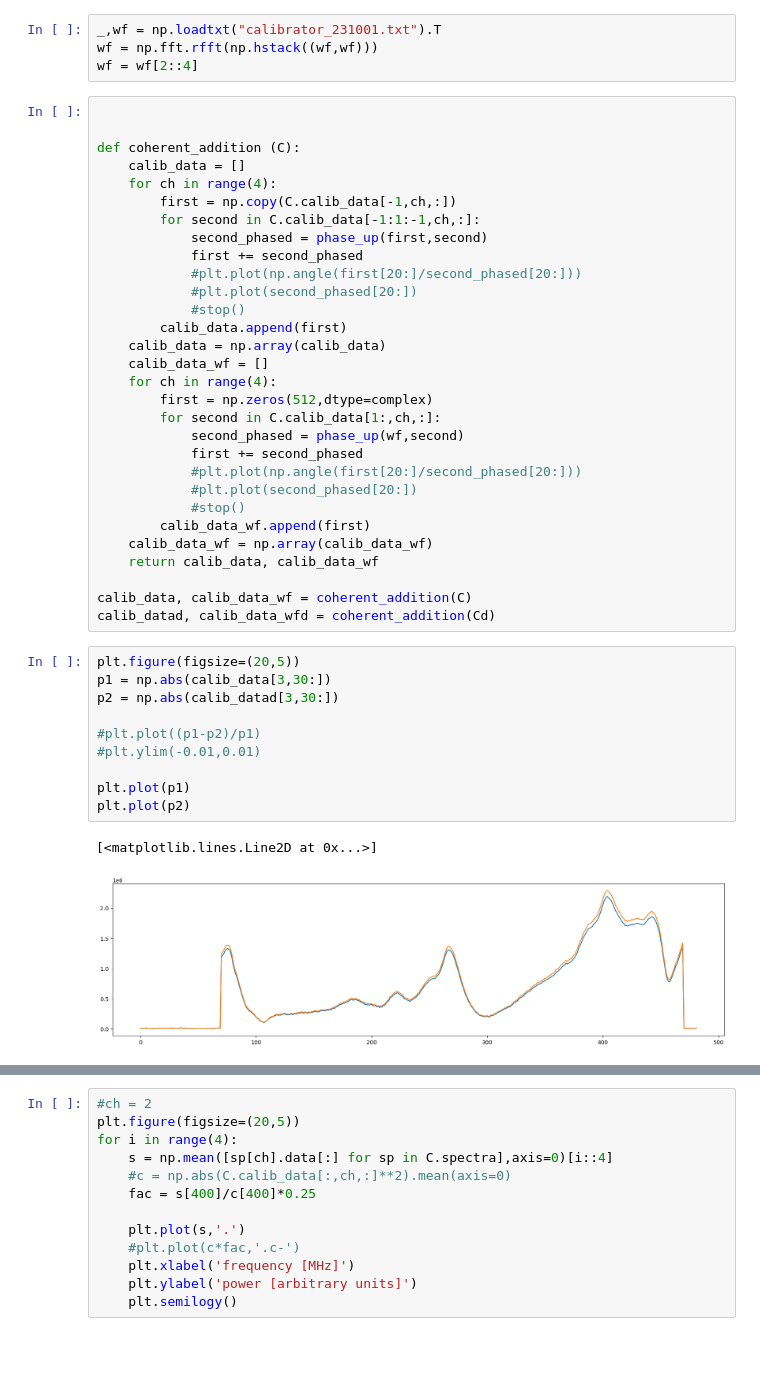
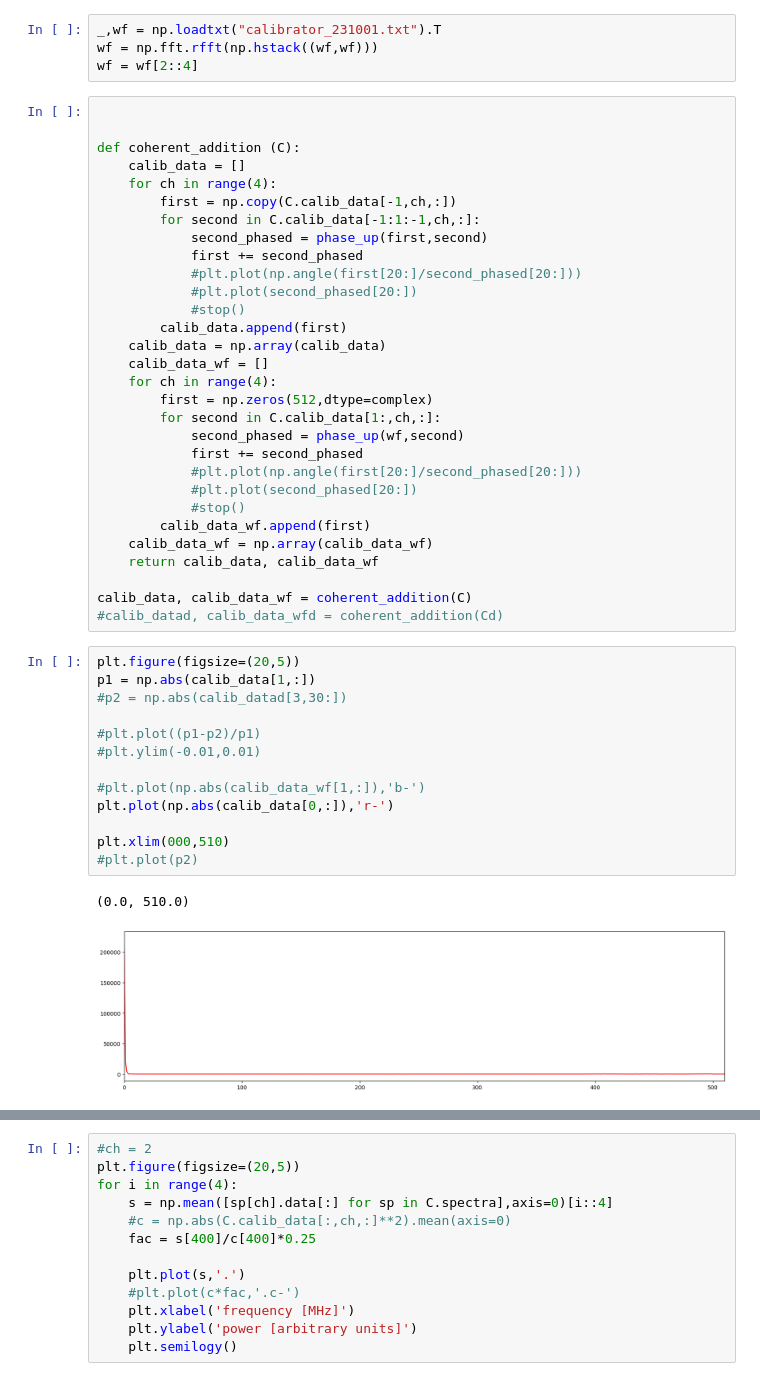
Before and after one commit to lusee-night/uncrater, a Jupyter notebook: calib_test.ipynb, the cells around one changed output, grey strips where cells are left out. Drawn from its saved outputs; the diff is of its cells as text; blank space fills up the shorter version.

```diff
--- a/calib_test.ipynb
+++ b/calib_test.ipynb
@@ -292,19 +351,22 @@ def coherent_addition (C):
     return calib_data, calib_data_wf
 
 calib_data, calib_data_wf = coherent_addition(C)
-calib_datad, calib_data_wfd = coherent_addition(Cd)
+#calib_datad, calib_data_wfd = coherent_addition(Cd)
 # %%
 plt.figure(figsize=(20,5))
-p1 = np.abs(calib_data[3,30:])
-p2 = np.abs(calib_datad[3,30:])
+p1 = np.abs(calib_data[1,:])
+#p2 = np.abs(calib_datad[3,30:])
 
 #plt.plot((p1-p2)/p1)
 #plt.ylim(-0.01,0.01)
 
-plt.plot(p1)
-plt.plot(p2)
+#plt.plot(np.abs(calib_data_wf[1,:]),'b-')
+plt.plot(np.abs(calib_data[0,:]),'r-')
+
+plt.xlim(000,510)
+#plt.plot(p2)
 # %% [output]
-[<matplotlib.lines.Line2D at 0x...>]
+(0.0, 510.0)
-[figure, old version]
+[figure, new version]
 # %%
 #plt.plot(np.abs(calib_data[2,30:]))
```
Also changed, not shown: parts of 31 cells of this notebook, 5 other files.
